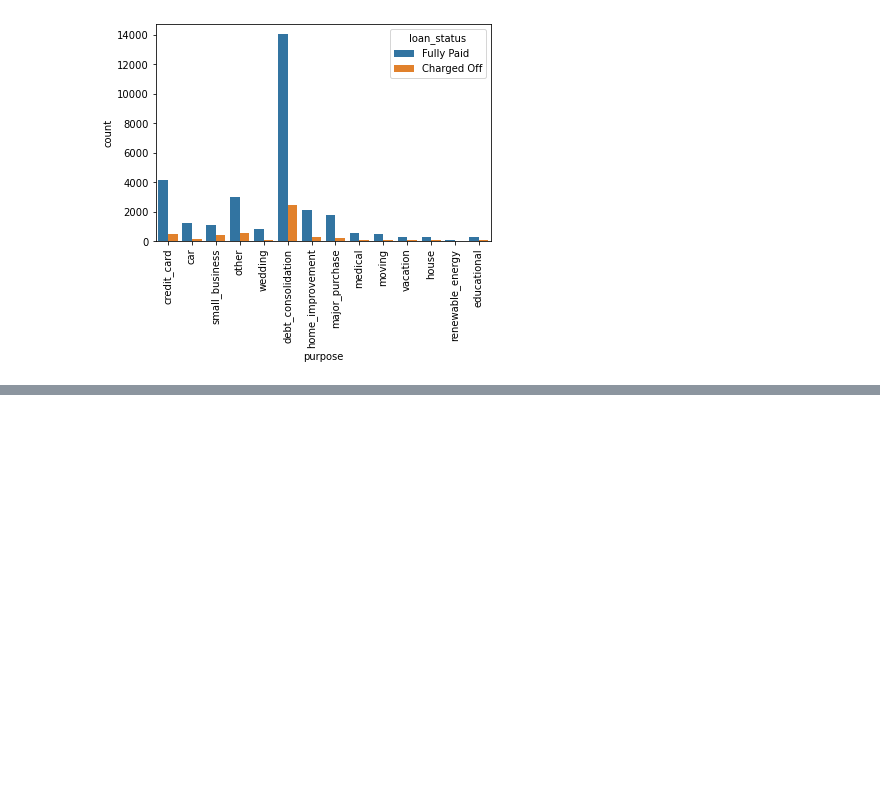
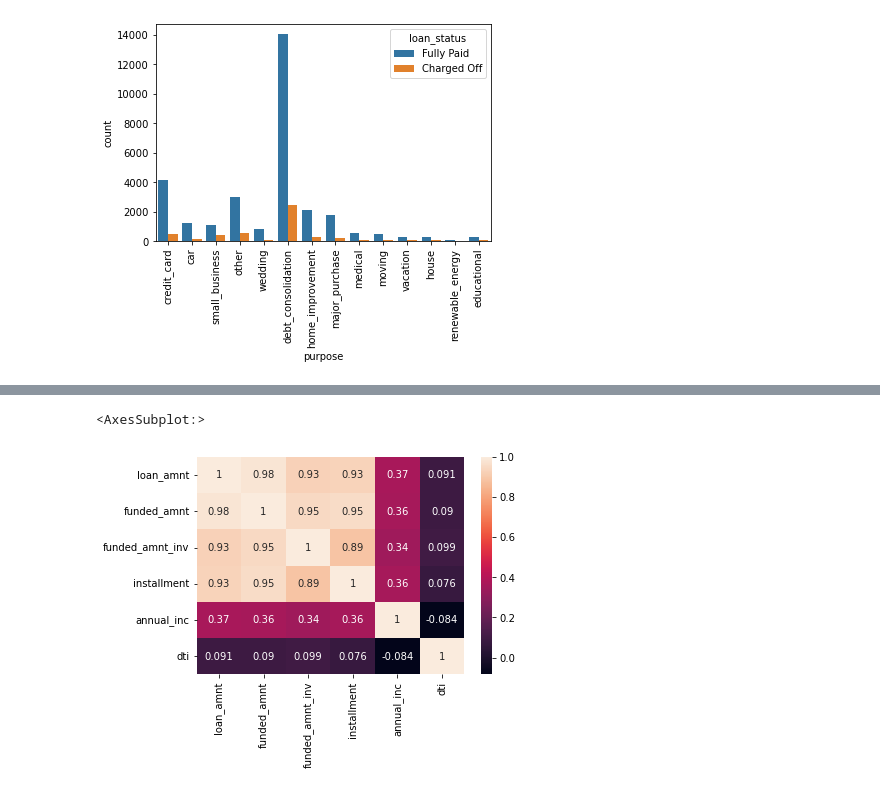
Before and after one commit to arooshp/lendingclub, a Jupyter notebook: lending_club_case_study.ipynb, the cells around one changed output, grey strips where cells are left out. Saved outputs shown, nothing was run; the diff lists cells and outputs as text; code cells hidden in the pictures; blank space fills up the shorter version.

```diff
--- a/lending_club_case_study.ipynb
+++ b/lending_club_case_study.ipynb
@@ -534,0 +536,5 @@ plt.xticks(rotation = 90)
+# %%
+sns.heatmap(df_cleaned.corr(),annot=True)
+# %% [output]
+<AxesSubplot:>
+[figure, added]
```
Also changed, not shown: parts of 15 cells of this notebook.
